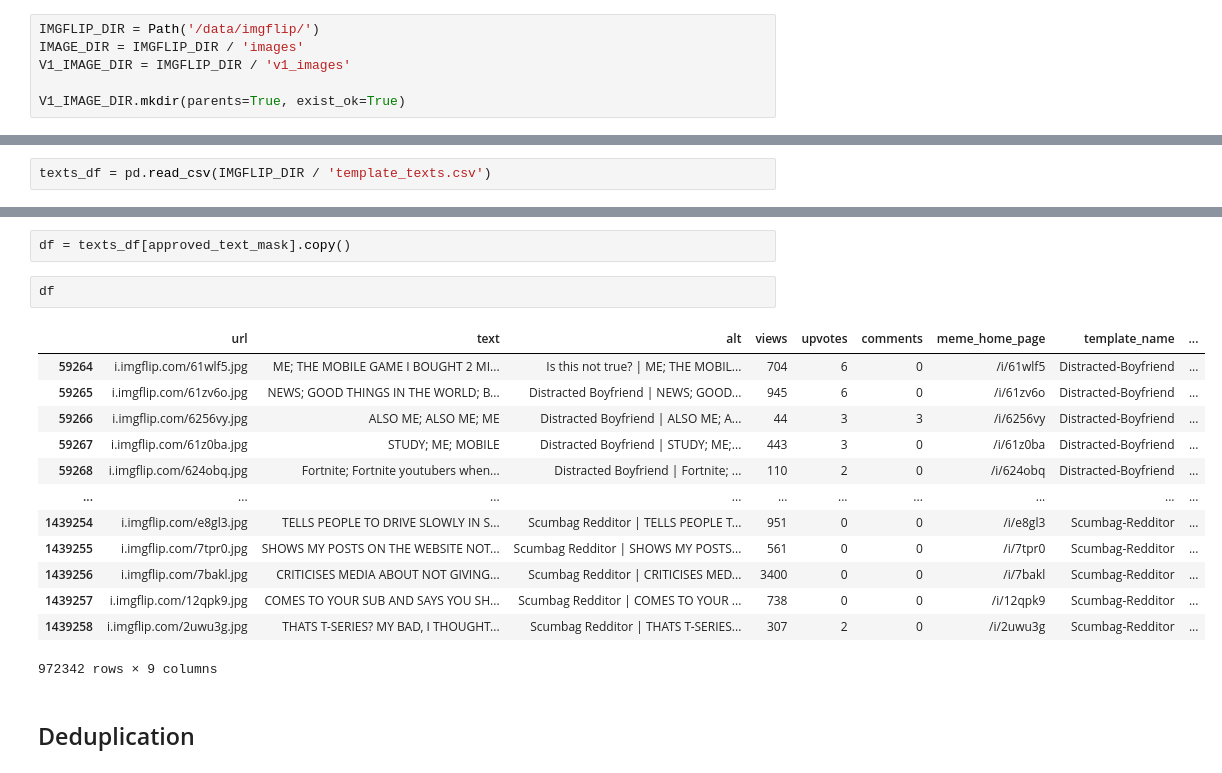
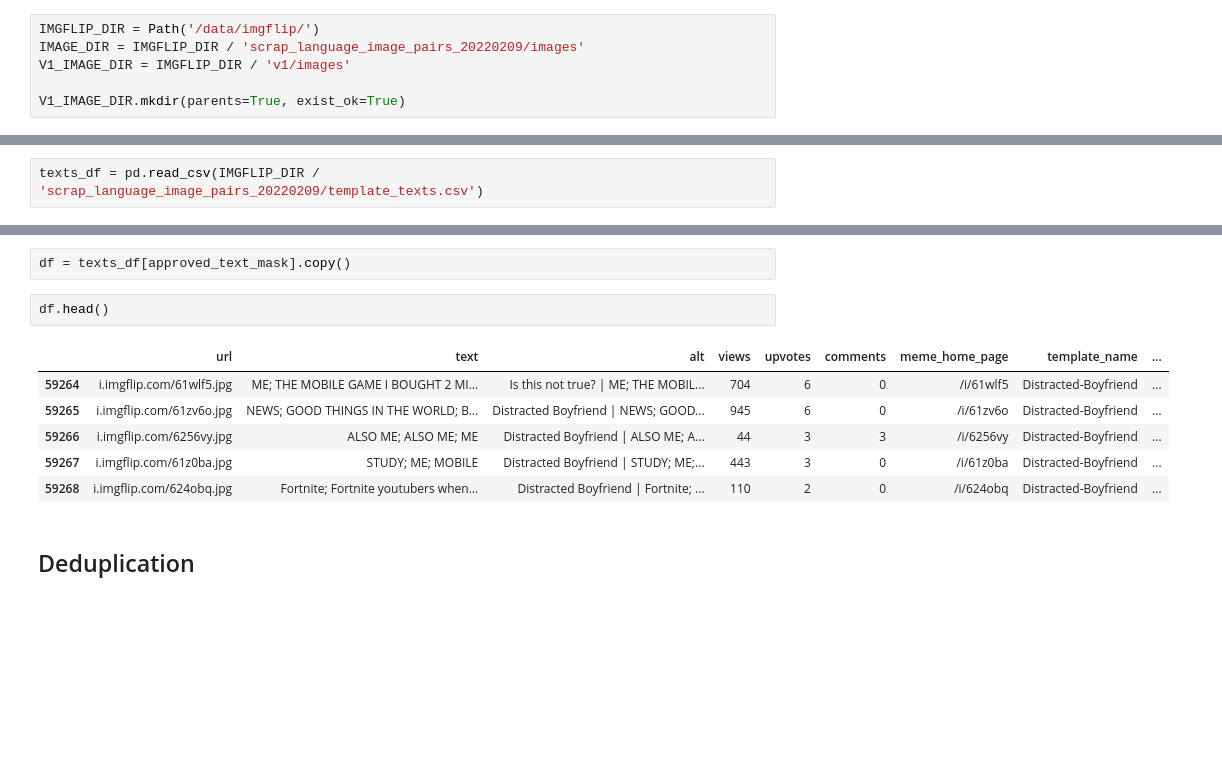
Before and after one commit to memlish/memlish, a Jupyter notebook: notebooks/04_cleanup_templates.ipynb, the cells around one changed output, grey strips where cells are left out. Cells and saved outputs as stored; diff of their text form; blank space fills up the shorter version.

```diff
--- a/notebooks/04_cleanup_templates.ipynb
+++ b/notebooks/04_cleanup_templates.ipynb
@@ -11,8 +11,8 @@ import memlish
 from memlish.io.image import load_image
 # %%
 IMGFLIP_DIR = Path('/data/imgflip/')
-IMAGE_DIR = IMGFLIP_DIR / 'images'
-V1_IMAGE_DIR = IMGFLIP_DIR / 'v1_images'
+IMAGE_DIR = IMGFLIP_DIR / 'scrap_language_image_pairs_20220209/images'
+V1_IMAGE_DIR = IMGFLIP_DIR / 'v1/images'
 
 V1_IMAGE_DIR.mkdir(parents=True, exist_ok=True)
 # %% [markdown]
@@ -53,7 +53,7 @@ len(V1_IMAGE_DIR.ls())
 # %% [markdown]
 ## Merge approved images with texts csv
 # %%
-texts_df = pd.read_csv(IMGFLIP_DIR / 'template_texts.csv')
+texts_df = pd.read_csv(IMGFLIP_DIR / 'scrap_language_image_pairs_20220209/template_texts.csv')
 # %%
 image_names = [i.name for i in V1_IMAGE_DIR.ls()]
 # %%
@@ -61,21 +61,14 @@ approved_text_mask = texts_df['template_img_name'].apply(lambda x: x in image_na
 # %%
 df = texts_df[approved_text_mask].copy()
 # %%
-df
+df.head()
 # %% [output]
 |  | url | text | alt | views | upvotes | comments | meme_home_page | template_name | ... |
 | 59264 | i.imgflip.com/61wlf5.jpg | ME; THE MOBILE GAME I BOUGHT 2 MI... | Is this not true? | ME; THE MOBIL... | 704 | 6 | 0 | /i/61wlf5 | Distracted-Boyfriend | ... |
 | 59265 | i.imgflip.com/61zv6o.jpg | NEWS; GOOD THINGS IN THE WORLD; B... | Distracted Boyfriend | NEWS; GOOD... | 945 | 6 | 0 | /i/61zv6o | Distracted-Boyfriend | ... |
 | 59266 | i.imgflip.com/6256vy.jpg | ALSO ME; ALSO ME; ME | Distracted Boyfriend | ALSO ME; A... | 44 | 3 | 3 | /i/6256vy | Distracted-Boyfriend | ... |
 | 59267 | i.imgflip.com/61z0ba.jpg | STUDY; ME; MOBILE | Distracted Boyfriend | STUDY; ME;... | 443 | 3 | 0 | /i/61z0ba | Distracted-Boyfriend | ... |
 | 59268 | i.imgflip.com/624obq.jpg | Fortnite; Fortnite youtubers when... | Distracted Boyfriend | Fortnite; ... | 110 | 2 | 0 | /i/624obq | Distracted-Boyfriend | ... |
-| ... | ... | ... | ... | ... | ... | ... | ... | ... | ... |
-| 1439254 | i.imgflip.com/e8gl3.jpg | TELLS PEOPLE TO DRIVE SLOWLY IN S... | Scumbag Redditor | TELLS PEOPLE T... | 951 | 0 | 0 | /i/e8gl3 | Scumbag-Redditor | ... |
-| 1439255 | i.imgflip.com/7tpr0.jpg | SHOWS MY POSTS ON THE WEBSITE NOT... | Scumbag Redditor | SHOWS MY POSTS... | 561 | 0 | 0 | /i/7tpr0 | Scumbag-Redditor | ... |
-| 1439256 | i.imgflip.com/7bakl.jpg | CRITICISES MEDIA ABOUT NOT GIVING... | Scumbag Redditor | CRITICISES MED... | 3400 | 0 | 0 | /i/7bakl | Scumbag-Redditor | ... |
-| 1439257 | i.imgflip.com/12qpk9.jpg | COMES TO YOUR SUB AND SAYS YOU SH... | Scumbag Redditor | COMES TO YOUR ... | 738 | 0 | 0 | /i/12qpk9 | Scumbag-Redditor | ... |
-| 1439258 | i.imgflip.com/2uwu3g.jpg | THATS T-SERIES? MY BAD, I THOUGHT... | Scumbag Redditor | THATS T-SERIES... | 307 | 2 | 0 | /i/2uwu3g | Scumbag-Redditor | ... |
-972342 rows × 9 columns
 # %% [markdown]
 ## Deduplication
 # %%
```
Also changed, not shown: parts of 17 cells of this notebook.
